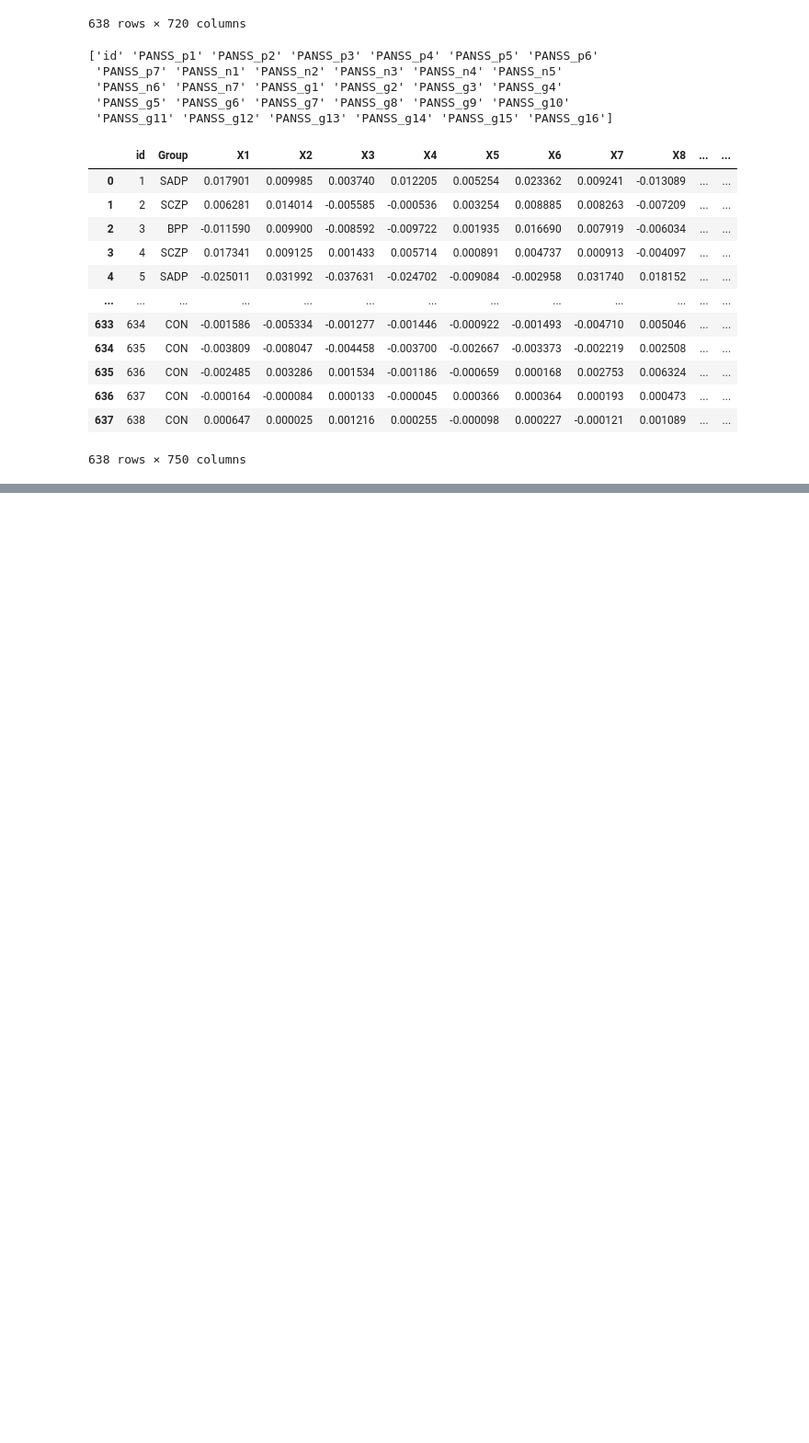
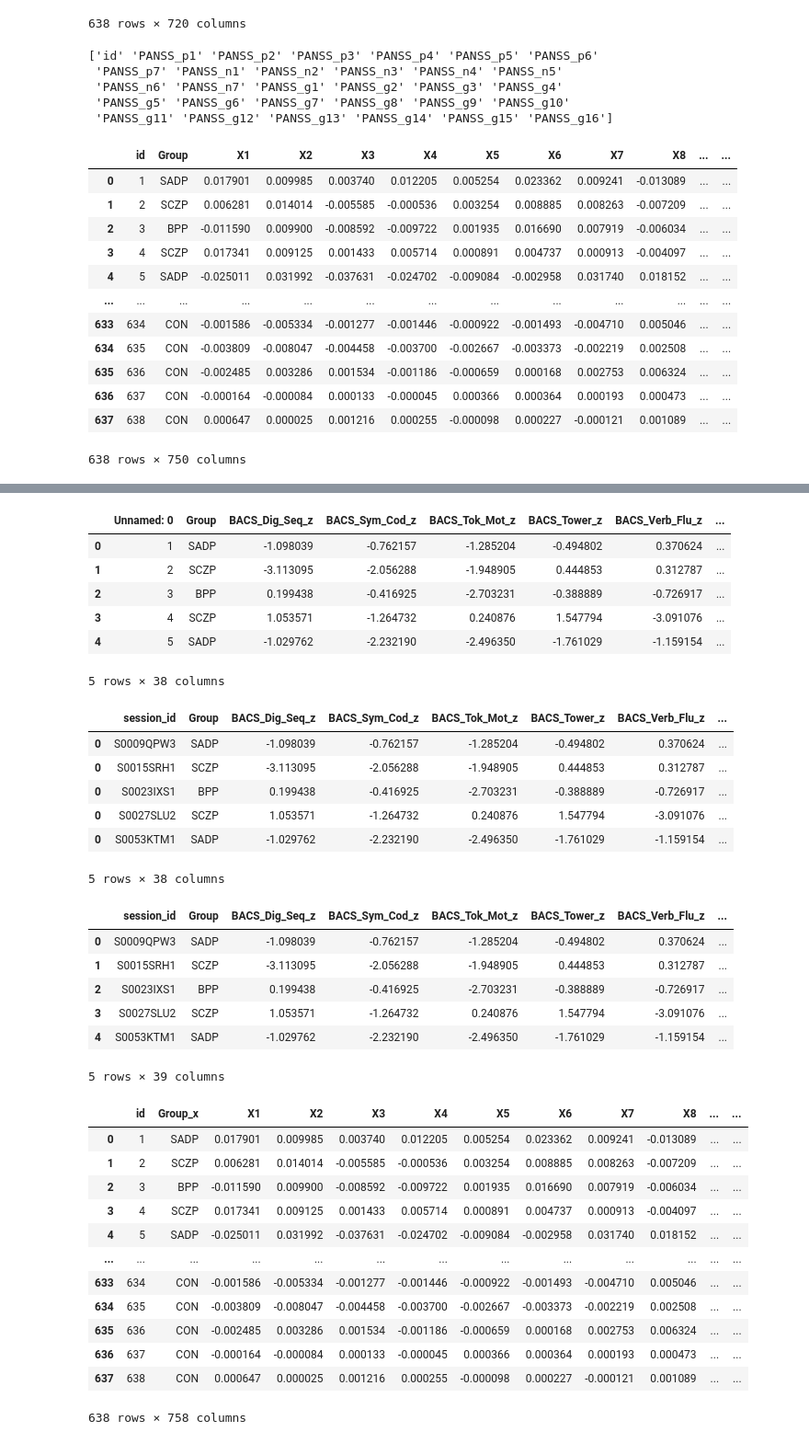
Before and after one commit to jacomof/classifying_psychiatric_disorders, a Jupyter notebook: src/preprocessing.ipynb, the cells around one changed output, grey strips where cells are left out. Shown at 92% size. Saved outputs shown, nothing was run; the diff lists cells and outputs as text; code cells hidden in the pictures; blank space fills up the shorter version.

```diff
--- a/src/preprocessing.ipynb
+++ b/src/preprocessing.ipynb
@@ -190,0 +191,61 @@ len(PANSS_selector)
+# %%
+behavior_path = '../../data/BSNIP_behavior/behavior/'
+
+behavior_files = os.listdir(behavior_path)
+
+behavior_source = pd.read_csv(behavior_path+behavior_files[0], sep='\t')
+for behavior_file in behavior_files[1:]:
+    curr_behavior_source = pd.read_csv(behavior_path+behavior_file, sep='\t')
+    behavior_source = pd.concat([behavior_source, curr_behavior_source], axis=0)
+
+behavior_original_source = pd.read_csv('../../data/BSNIP_data/BSNIP_data/behavior/behavior_data.csv')
+behavior_original_source['id'] = behavior_original_source['Unnamed: 0']
+behavior_original_source.drop(columns=['Unnamed: 0'], inplace=True)
+behavior_original_source.drop_duplicates(subset=set(behavior_original_source.columns) - {'id'}, inplace=True)
+
+merg_cols = behavior_source.columns.intersection(behavior_original_source.columns)
+
+
+super_behavior = behavior_source.merge(behavior_original_source, on=list(merg_cols), how='inner')
+print("Number of dropped rows:", behavior_source.shape[0] - super_behavior.shape[0])
+
+neural_gbc_source = pd.read_csv('../../data/BSNIP_data/BSNIP_data/neural/neural_parcellated_gbc.csv')
+
+# Merging the two dataframes
+neural_gbc_source.rename(columns={'Unnamed: 0': 'id'}, inplace=True)
+gbc_behavior_data = neural_gbc_source.merge(super_behavior, on='id', how='inner')
+# %% [output]
+|  | Unnamed: 0 | Group | BACS_Dig_Seq_z | BACS_Sym_Cod_z | BACS_Tok_Mot_z | BACS_Tower_z | BACS_Verb_Flu_z | ... |
+| 0 | 1 | SADP | -1.098039 | -0.762157 | -1.285204 | -0.494802 | 0.370624 | ... |
+| 1 | 2 | SCZP | -3.113095 | -2.056288 | -1.948905 | 0.444853 | 0.312787 | ... |
+| 2 | 3 | BPP | 0.199438 | -0.416925 | -2.703231 | -0.388889 | -0.726917 | ... |
+| 3 | 4 | SCZP | 1.053571 | -1.264732 | 0.240876 | 1.547794 | -3.091076 | ... |
+| 4 | 5 | SADP | -1.029762 | -2.232190 | -2.496350 | -1.761029 | -1.159154 | ... |
+5 rows × 38 columns
+|  | session_id | Group | BACS_Dig_Seq_z | BACS_Sym_Cod_z | BACS_Tok_Mot_z | BACS_Tower_z | BACS_Verb_Flu_z | ... |
+| 0 | S0009QPW3 | SADP | -1.098039 | -0.762157 | -1.285204 | -0.494802 | 0.370624 | ... |
+| 0 | S0015SRH1 | SCZP | -3.113095 | -2.056288 | -1.948905 | 0.444853 | 0.312787 | ... |
+| 0 | S0023IXS1 | BPP | 0.199438 | -0.416925 | -2.703231 | -0.388889 | -0.726917 | ... |
+| 0 | S0027SLU2 | SCZP | 1.053571 | -1.264732 | 0.240876 | 1.547794 | -3.091076 | ... |
+| 0 | S0053KTM1 | SADP | -1.029762 | -2.232190 | -2.496350 | -1.761029 | -1.159154 | ... |
+5 rows × 38 columns
+|  | session_id | Group | BACS_Dig_Seq_z | BACS_Sym_Cod_z | BACS_Tok_Mot_z | BACS_Tower_z | BACS_Verb_Flu_z | ... |
+| 0 | S0009QPW3 | SADP | -1.098039 | -0.762157 | -1.285204 | -0.494802 | 0.370624 | ... |
+| 1 | S0015SRH1 | SCZP | -3.113095 | -2.056288 | -1.948905 | 0.444853 | 0.312787 | ... |
+| 2 | S0023IXS1 | BPP | 0.199438 | -0.416925 | -2.703231 | -0.388889 | -0.726917 | ... |
+| 3 | S0027SLU2 | SCZP | 1.053571 | -1.264732 | 0.240876 | 1.547794 | -3.091076 | ... |
+| 4 | S0053KTM1 | SADP | -1.029762 | -2.232190 | -2.496350 | -1.761029 | -1.159154 | ... |
+5 rows × 39 columns
+|  | id | Group_x | X1 | X2 | X3 | X4 | X5 | X6 | X7 | X8 | ... | ... |
+| 0 | 1 | SADP | 0.017901 | 0.009985 | 0.003740 | 0.012205 | 0.005254 | 0.023362 | 0.009241 | -0.013089 | ... | ... |
+| 1 | 2 | SCZP | 0.006281 | 0.014014 | -0.005585 | -0.000536 | 0.003254 | 0.008885 | 0.008263 | -0.007209 | ... | ... |
+| 2 | 3 | BPP | -0.011590 | 0.009900 | -0.008592 | -0.009722 | 0.001935 | 0.016690 | 0.007919 | -0.006034 | ... | ... |
+| 3 | 4 | SCZP | 0.017341 | 0.009125 | 0.001433 | 0.005714 | 0.000891 | 0.004737 | 0.000913 | -0.004097 | ... | ... |
+| 4 | 5 | SADP | -0.025011 | 0.031992 | -0.037631 | -0.024702 | -0.009084 | -0.002958 | 0.031740 | 0.018152 | ... | ... |
+| ... | ... | ... | ... | ... | ... | ... | ... | ... | ... | ... | ... | ... |
+| 633 | 634 | CON | -0.001586 | -0.005334 | -0.001277 | -0.001446 | -0.000922 | -0.001493 | -0.004710 | 0.005046 | ... | ... |
+| 634 | 635 | CON | -0.003809 | -0.008047 | -0.004458 | -0.003700 | -0.002667 | -0.003373 | -0.002219 | 0.002508 | ... | ... |
+| 635 | 636 | CON | -0.002485 | 0.003286 | 0.001534 | -0.001186 | -0.000659 | 0.000168 | 0.002753 | 0.006324 | ... | ... |
+| 636 | 637 | CON | -0.000164 | -0.000084 | 0.000133 | -0.000045 | 0.000366 | 0.000364 | 0.000193 | 0.000473 | ... | ... |
+| 637 | 638 | CON | 0.000647 | 0.000025 | 0.001216 | 0.000255 | -0.000098 | 0.000227 | -0.000121 | 0.001089 | ... | ... |
+638 rows × 758 columns
```
Also changed, not shown: parts of 11 cells of this notebook, 29 other files.
